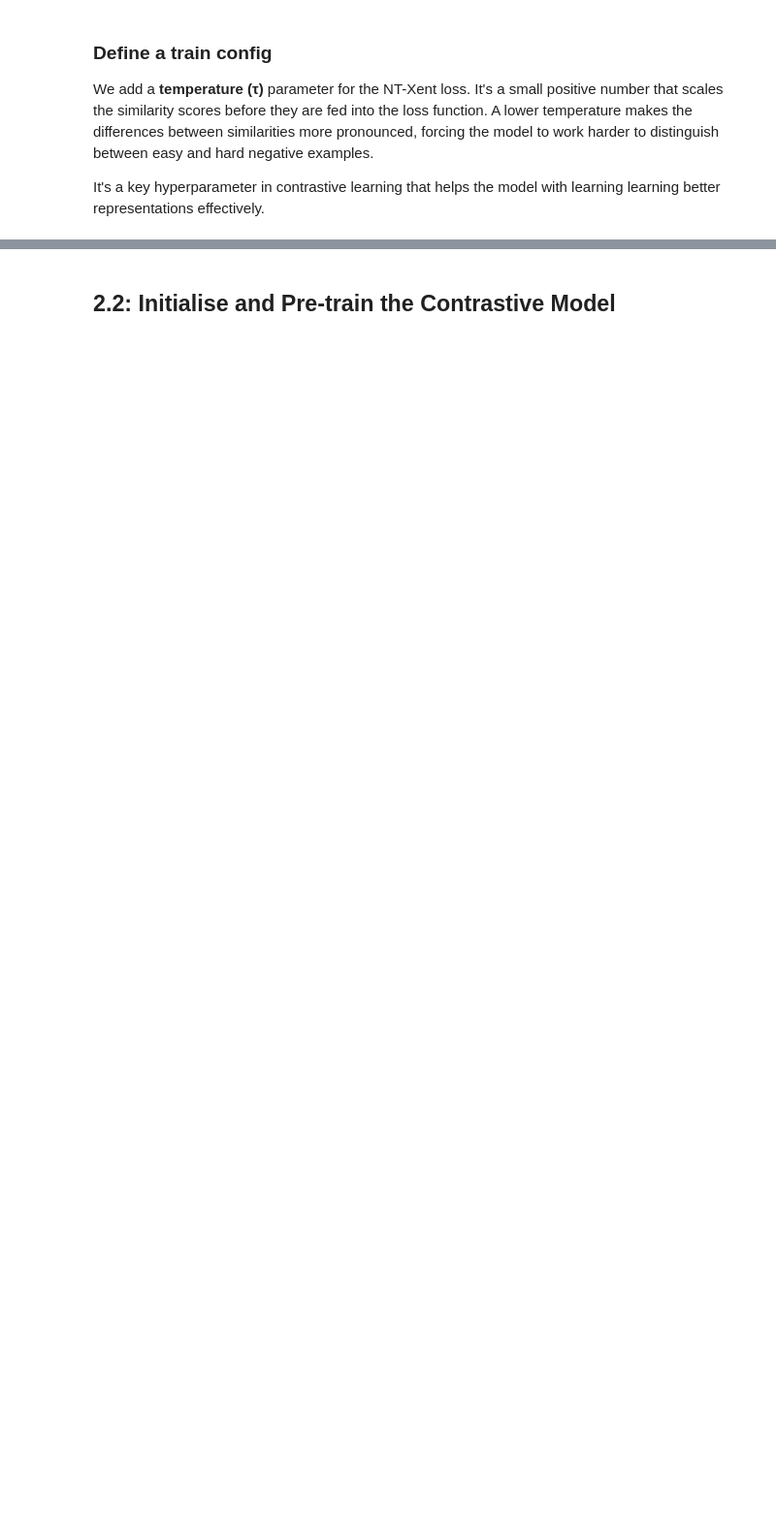
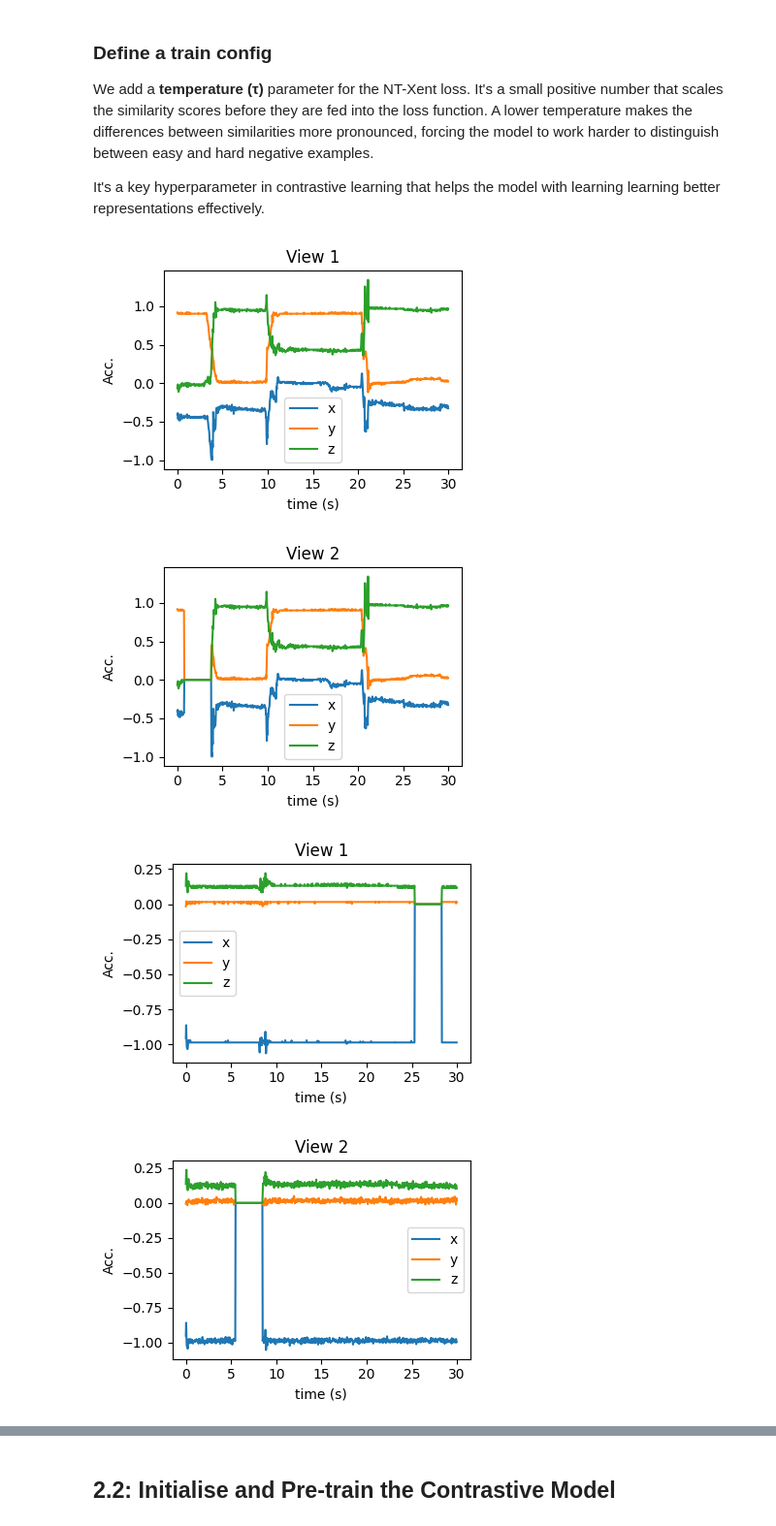
Before and after one commit to OxWearables/Oxford_Wearables_Activity_Recognition, a Jupyter notebook: 7_self_supervised_learning/aug_contrastive.ipynb, the cells around one changed output, grey strips where cells are left out. Shown at 97% size. Cells and saved outputs as stored; diff of their text form; code cells hidden in the pictures; blank space fills up the shorter version.

```diff
--- a/7_self_supervised_learning/aug_contrastive.ipynb
+++ b/7_self_supervised_learning/aug_contrastive.ipynb
@@ -691,35 +693,41 @@ We add a **temperature (τ)** parameter for the NT-Xent loss. It's a small posit
 
 It's a key hyperparameter in contrastive learning that helps the model with learning learning better representations effectively.
 # %%
-@dataclass
-class TrainConfig(TrainConfig):
-    temperature: float = 0.1
-
 train_cfg = TrainConfig(
     batch_size=8,
     num_workers=2,
     lr=1e-3,
     weight_decay=1e-4,
     max_epochs=3,
-    patience=1,
-    temperature=0.1
 )
 # %%
 # Prepare the dataloaders with our new data-sets
 contrastive_train_loader = DataLoader(
     dataset=train_dataset,
     batch_size=train_cfg.batch_size,
     sampler=sampler, # we can reuse the previous weighted sampler
     shuffle=False,
     num_workers=train_cfg.num_workers,
     pin_memory=True
 )
 
 contrastive_val_loader = DataLoader(
     dataset=val_dataset,
     batch_size=train_cfg.batch_size,
     shuffle=False,
     num_workers=train_cfg.num_workers
     # No sampler because we want to validate on a representative set, rather than picking biased, high-intensity samples like in training
     # pin_memory not required as validation less compute-intensive
 )
+
+# Visualise samples in one batch - here you can compare the difference including the sampler makes!
+check_batch = next(iter(contrastive_train_loader))
+
+for z1_train, z2_train in list(zip(*check_batch))[:4]:
+    fig, ax = ssl.visualize_segment(z1_train, title="View 1")
+    fig, ax = ssl.visualize_segment(z2_train, title="View 2")
+# %% [output]
+[figure, added]
+[figure, added]
+[figure, added]
+[figure, added]
```
Also changed, not shown: parts of 8 cells of this notebook, 1 other file.
